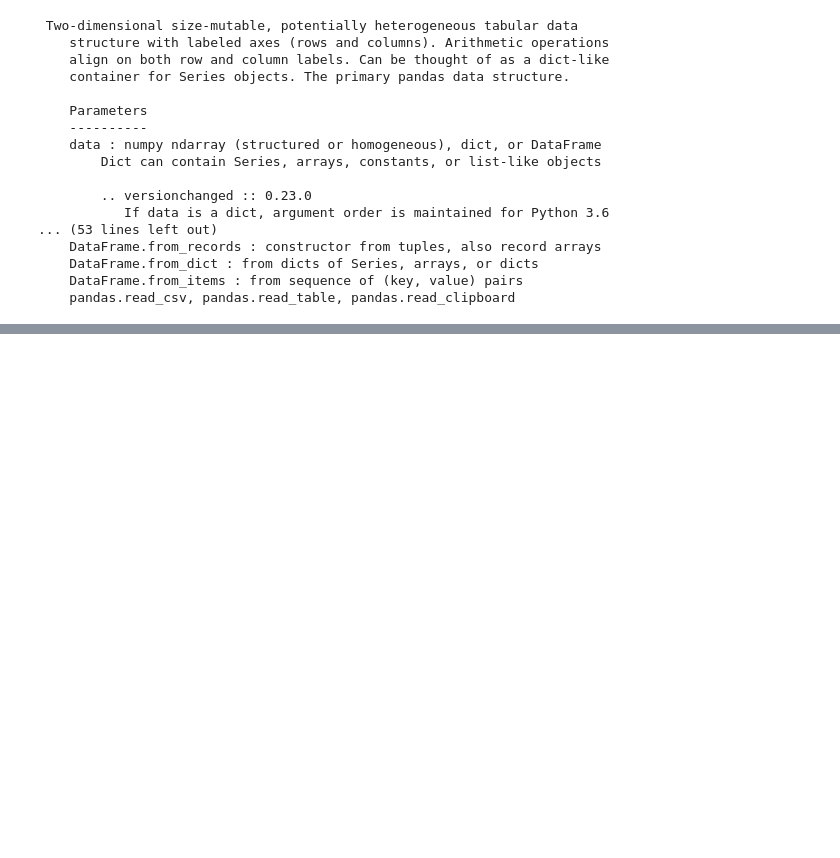
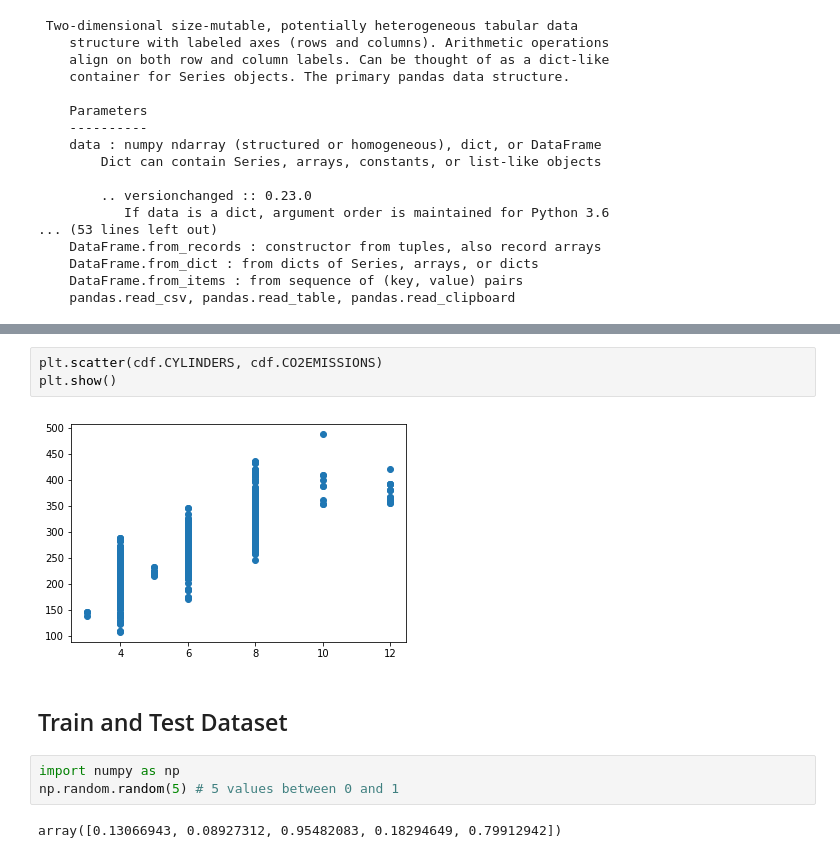
Before and after one commit to ariahendrawan713/Machine-Learning-with-Python-A-Practical-Introduction, a Jupyter notebook: Lab 1 - Simple Linear Regression.ipynb, the cells around one changed output, grey strips where cells are left out. Cells and saved outputs as stored; diff of their text form; blank space fills up the shorter version.

```diff
--- a/Lab 1 - Simple Linear Regression.ipynb
+++ b/Lab 1 - Simple Linear Regression.ipynb
@@ -46,0 +116,12 @@ print(df.__doc__)
+# %%
+plt.scatter(cdf.CYLINDERS, cdf.CO2EMISSIONS)
+plt.show()
+# %% [output]
+[figure, added]
+# %% [markdown]
+## Train and Test Dataset
+# %%
+import numpy as np
+np.random.random(5) # 5 values between 0 and 1
+# %% [output]
+array([0.13066943, 0.08927312, 0.95482083, 0.18294649, 0.79912942])
```
Also changed, not shown: parts of 19 cells of this notebook.
